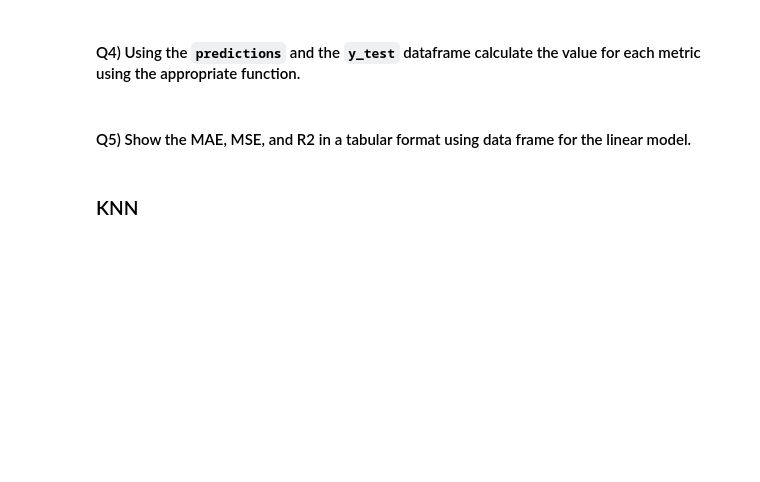
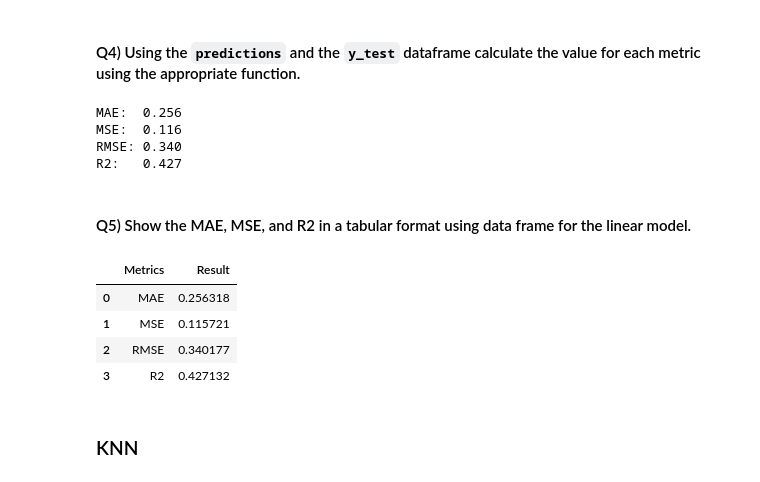
Before and after one commit to fcamadi/masterMLpython, a Jupyter notebook: Coursera_IBM_AI_Engineering/01_MLwityPython/ML0101EN_SkillUp_FinalAssignment.jupyterlite.ipynb, the cells around one changed output. Cells and saved outputs as stored; diff of their text form; code cells hidden in the pictures; blank space fills up the shorter version.

Commit message:
Linear regression

```diff
--- a/Coursera_IBM_AI_Engineering/01_MLwityPython/ML0101EN_SkillUp_FinalAssignment.jupyterlite.ipynb
+++ b/Coursera_IBM_AI_Engineering/01_MLwityPython/ML0101EN_SkillUp_FinalAssignment.jupyterlite.ipynb
@@ -197,2 +198,0 @@ df_sydney_processed.head()
-# %%
-x_train, x_test, y_train, y_test =
@@ -204,0 +207,7 @@ LinearReg =
+# %%
+#Enter Your Code and Execute
+from sklearn import linear_model
+LinearReg = linear_model.LinearRegression()
+#x = np.asanyarray(x_train) not needed
+#y = np.asanyarray(y_train)
+LinearReg.fit (x_train, y_train)
@@ -211,2 +233,4 @@ predictions =
+# %%
+predictions = LinearReg.predict(x_test)
 # %% [markdown]
 #### Q4) Using the `predictions` and the `y_test` dataframe calculate the value for each metric using the appropriate function.
@@ -219,2 +237,32 @@ LinearRegression_R2 =
+# %%
+#LinearRegression_MAE = np.mean(np.absolute(predictions - y_test))
+#LinearRegression_MSE = np.mean((predictions - y_test) ** 2)
+#print("LinearRegression_MAE:  %.3f" % mae)
+#print("LinearRegression_MSE:  %.3f" % mse)
+
+from sklearn.metrics import mean_absolute_error,mean_squared_error,root_mean_squared_error,r2_score
+mae = mean_absolute_error(y_test, predictions)
+mse = mean_squared_error(y_test, predictions)
+rmse = root_mean_squared_error(y_test,predictions)
+r2 = r2_score(y_test,predictions)
+
+print("MAE:  %.4f" % mae)
+print("MSE:  %.3f" % mse)
+print("RMSE: %.3f" % rmse)
+print("R2:   %.3f" % r2)
+
+# R2 score:
+#
+# https://scikit-learn.org/1.5/modules/model_evaluation.html#r2-score
+#
+# The r2_score function computes the *coefficient of determination*
+# It represents the proportion of variance (of y) that has been explained by the independent variables in the model.
+# It provides an indication of goodness of fit and therefore a measure of how well unseen samples are likely to be predicted by the model,
+# through the proportion of explained variance.
+# %% [output]
+MAE:  0.256
+MSE:  0.116
+RMSE: 0.340
+R2:   0.427
 # %% [markdown]
 #### Q5) Show the MAE, MSE, and R2 in a tabular format using data frame for the linear model.
@@ -225,3 +269,12 @@ Report =
+# %%
+Report = {"Metrics":["MAE","MSE","RMSE","R2"],"Result": [mae,mse,rmse,r2]}
+pd.DataFrame(Report)
+# %% [output]
+|  | Metrics | Result |
+| 0 | MAE | 0.256318 |
+| 1 | MSE | 0.115721 |
+| 2 | RMSE | 0.340177 |
+| 3 | R2 | 0.427132 |
 # %% [markdown]
 ### KNN
 # %% [markdown]
```
Also changed, not shown: parts of 20 cells of this notebook.
